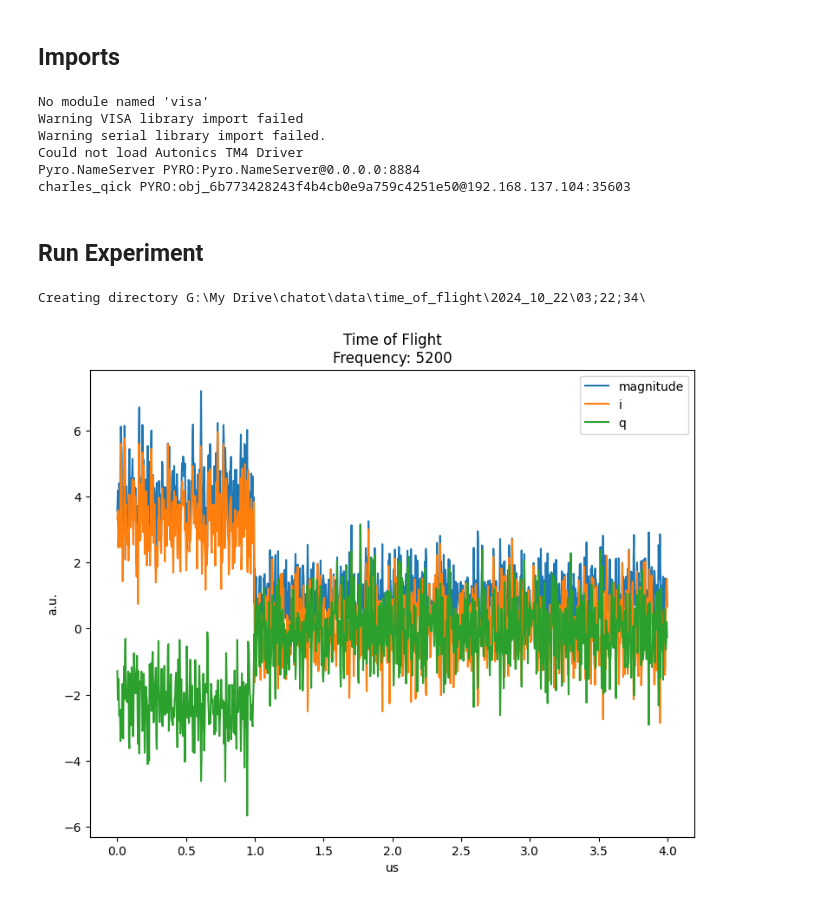
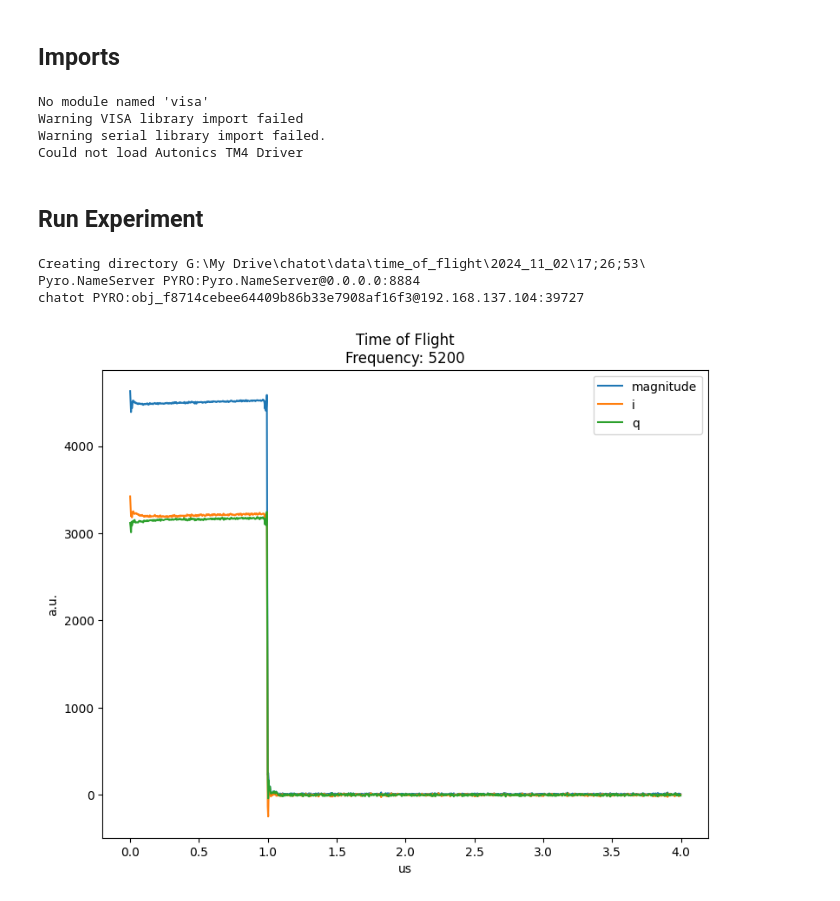
Before and after one commit to SchusterLab/ChaToT, a Jupyter notebook: Experiments/time_of_flight.ipynb, the cells around one changed output. Cells and saved outputs as stored; diff of their text form; code cells hidden in the pictures.

Commit message:
making it so nameserver is specified in config instead of in the notebook

```diff
--- a/Experiments/time_of_flight.ipynb
+++ b/Experiments/time_of_flight.ipynb
@@ -1,39 +1,32 @@
 # %% [markdown]
 ## Imports
 # %%
-from qick import *
-from slab import experiment, AttrDict
-import os
 import sys
 import datetime
-from qick.pyro import make_proxy
-import yaml
-import json
 
 sys.path.append("../Libraries") # replace this with your location of the Libraries folder
 from time_of_flight import *
-
-soc, soccfg = make_proxy(ns_host="192.168.137.8", ns_port=8884, proxy_name="charles_qick") # replace this with your own soc
 # %% [output]
 No module named 'visa'
 Warning VISA library import failed
 Warning serial library import failed.
 Could not load Autonics TM4 Driver
-Pyro.NameServer PYRO:Pyro.NameServer@0.0.0.0:8884
-charles_qick PYRO:obj_6b773428243f4b4cb0e9a759c4251e50@192.168.137.104:35603
 # %% [markdown]
 ## Run Experiment
 # %%
 date = str(datetime.datetime.now().strftime('%Y_%m_%d'))
 time = str(datetime.datetime.now().strftime('%H;%M;%S'))
+
 datapath = f'G:\\My Drive\\chatot\\data\\time_of_flight\\{date}\\{time}\\' # replace this with your data location
 
 config_file = f"..\\..\\..\\..\\cfg\\time_of_flight.json" # replace this with your config
 
-meas = time_of_flight(path=datapath, soccfg=soccfg, config_file=config_file)
+meas = time_of_flight(path=datapath, config_file=config_file)
 
-meas.acquire(soc)
+meas.acquire()
 meas.display()
 # %% [output]
-Creating directory G:\My Drive\chatot\data\time_of_flight\2024_10_22\03;22;34\
+Creating directory G:\My Drive\chatot\data\time_of_flight\2024_11_02\17;26;53\
+Pyro.NameServer PYRO:Pyro.NameServer@0.0.0.0:8884
+chatot PYRO:obj_f8714cebee64409b86b33e7908af16f3@192.168.137.104:39727
-[figure, old version]
+[figure, new version]
```
Also changed, not shown: 1 other file.
